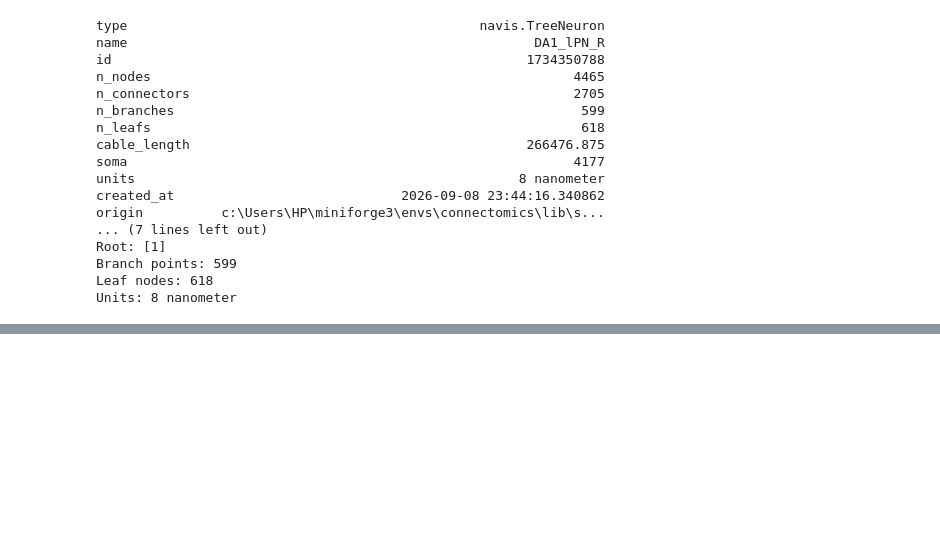
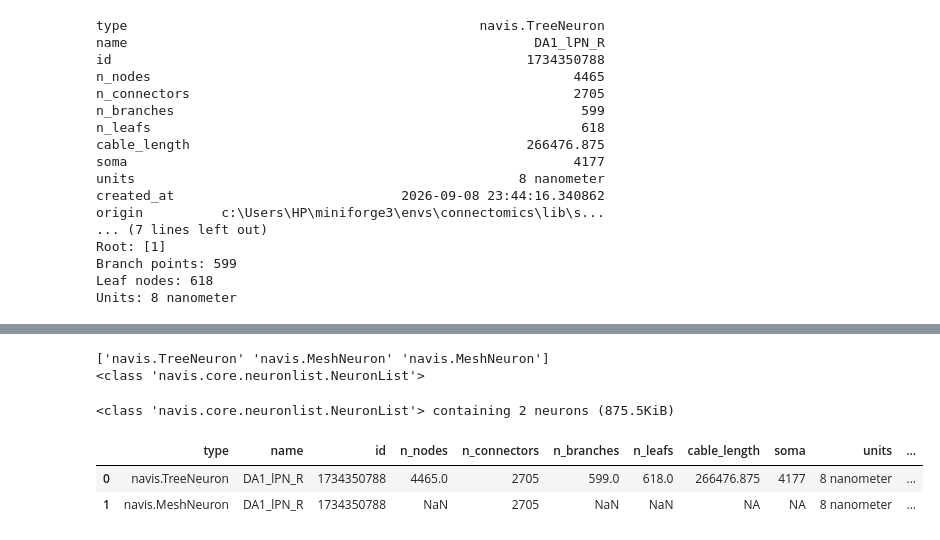
Before and after one commit to werner2011/Connectomics_1, a Jupyter notebook: notebooks/navis_ex.ipynb, the cells around one changed output, grey strips where cells are left out. Cells and saved outputs as stored; diff of their text form; code cells hidden in the pictures; blank space fills up the shorter version.

```diff
--- a/notebooks/navis_ex.ipynb
+++ b/notebooks/navis_ex.ipynb
@@ -164,0 +179,15 @@ Units: 8 nanometer
+# %%
+nl_mix = navis.example_neurons(n=3, kind='mix')
+nl_mix #zawiera różne reprezentacje neuronów
+
+print(nl_mix.type)
+print(type(nl_mix))
+
+nl_mix[:2]
+# %% [output]
+['navis.TreeNeuron' 'navis.MeshNeuron' 'navis.MeshNeuron']
+<class 'navis.core.neuronlist.NeuronList'>
+<class 'navis.core.neuronlist.NeuronList'> containing 2 neurons (875.5KiB)
+|  | type | name | id | n_nodes | n_connectors | n_branches | n_leafs | cable_length | soma | units | ... |
+| 0 | navis.TreeNeuron | DA1_lPN_R | 1734350788 | 4465.0 | 2705 | 599.0 | 618.0 | 266476.875 | 4177 | 8 nanometer | ... |
+| 1 | navis.MeshNeuron | DA1_lPN_R | 1734350788 | NaN | 2705 | NaN | NaN | NA | NA | 8 nanometer | ... |
```
Also changed, not shown: parts of 4 cells of this notebook, 1 other file.
